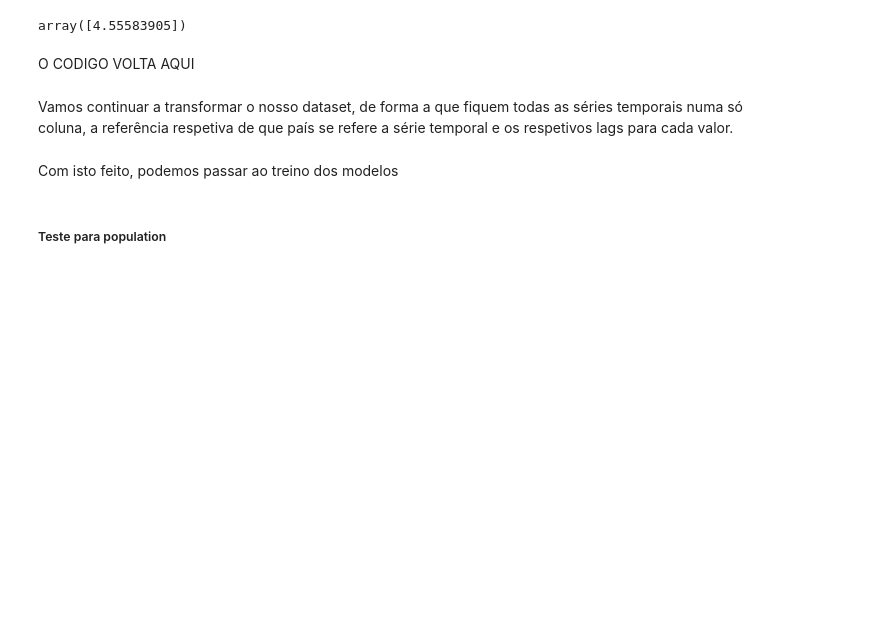
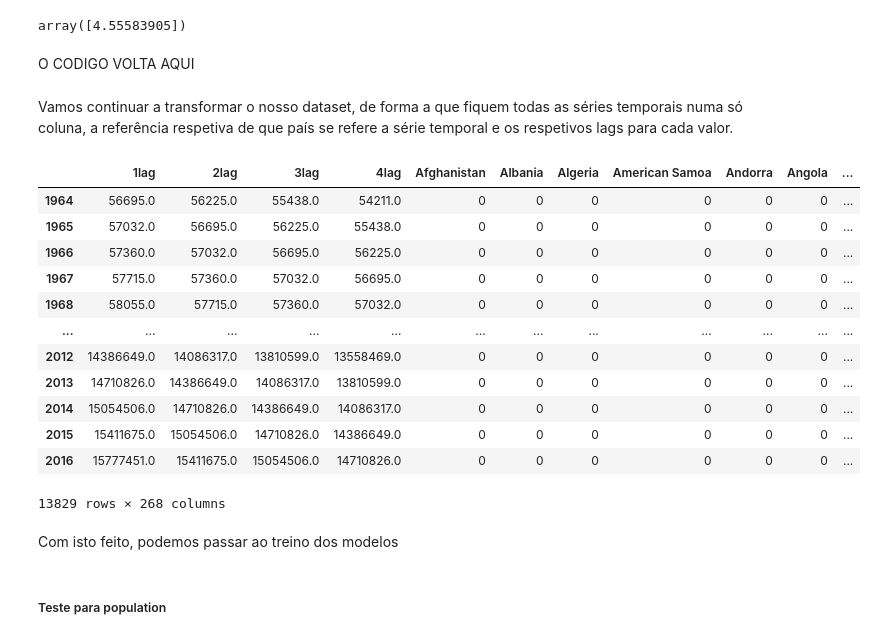
Before and after one commit to Singularitty/AAAssignments, a Jupyter notebook: Projeto/Projeto_AA.ipynb, the cells around one changed output. Cells and saved outputs as stored; diff of their text form; code cells hidden in the pictures; blank space fills up the shorter version.

Commit message:
Alterei o critério, agora tem de ter apenas n=lag+1 dados seguidos para não dar drop

```diff
--- a/Projeto/Projeto_AA.ipynb
+++ b/Projeto/Projeto_AA.ipynb
@@ -27,16 +27,35 @@ def printRegStatistics(truth, preds):
     print("The Maximum Error is is: ", max_error(truth, preds))
     print("The Mean Absolute Error is: ", mean_absolute_error(truth, preds))
 
+
+#Devolve uma lista com quantos elementos há seguidos entre valores de NaN. p.e: [1,nan,2,3,nan,nan,2,nan,2,3,4] -> [1,2,1,3]
+def count_not_nan(serie):
+    conta=0
+    lista_seguida=[]
+    for i in range(len(serie)):
+        if serie[i]==1:
+            conta+=1
+        else:
+            if conta!=0:
+                lista_seguida.append(conta)
+                conta=0
+            else:
+                conta=0
+
+        if i==len(serie)-1 and conta!=0:
+            lista_seguida.append(conta)
+    return lista_seguida
+
 #Função que lida com os nan nas df. Se o país não tiver nenhum dado -> drop. Se o país não tiver pelo menos 5 dados entre 2000
 # e 2016 -> drop. O resto fica
 
-def drop_nan(df):
+def drop_nan(df,lag):
     pais_nan=[]
     for pais in df["Country Name"].index:
         nan_val=list(pd.DataFrame(df.iloc[pais][4:]).count(axis=1)) #ver se os valores são nan
         if sum(nan_val)==0: #se for tudo nan
             pais_nan.append(pais)
-        elif sum(nan_val[40:])<=5: #Se entre 2000 e 2016 não houver 5 valores, drop
+        elif max(count_not_nan(nan_val))<=lag: #Se entre 2000 e 2016 não houver mais do que lag valores seguidos, drop
             pais_nan.append(pais)
 
     df=df.drop(pais_nan, axis=0)
@@ -89,9 +108,9 @@ fertility = pd.read_csv("fertility_rate.csv")
 population= pd.read_csv("country_population.csv")
 expectancy = pd.read_csv("life_expectancy.csv")
 
-fertility=drop_nan(fertility)
-population=drop_nan(population)
-expectancy=drop_nan(expectancy)
+fertility=drop_nan(fertility,4)
+population=drop_nan(population,4)
+expectancy=drop_nan(expectancy,4)
 
 # Dados 1960-2020
 fertility_2020 = pd.read_csv("fertility_2020.csv")
@@ -152,7 +171,23 @@ O CODIGO VOLTA AQUI
 Vamos continuar a transformar o nosso dataset, de forma a que fiquem todas as séries temporais numa só coluna, a referência respetiva de que país se refere a série temporal e os respetivos lags para cada valor.
 # %%
 #Versão final dos datasets
-X_pop_fin=time_series(X_pop,5)
-X_fert_fin=time_series(X_fert,5)
-X_exp_fin=time_series(X_exp,5)
+X_pop_fin=time_series(X_pop,4)
+X_fert_fin=time_series(X_fert,4)
+X_exp_fin=time_series(X_exp,4)
+
+X_pop_fin
+# %% [output]
+|  | 1lag | 2lag | 3lag | 4lag | Afghanistan | Albania | Algeria | American Samoa | Andorra | Angola | ... |
+| 1964 | 56695.0 | 56225.0 | 55438.0 | 54211.0 | 0 | 0 | 0 | 0 | 0 | 0 | ... |
+| 1965 | 57032.0 | 56695.0 | 56225.0 | 55438.0 | 0 | 0 | 0 | 0 | 0 | 0 | ... |
+| 1966 | 57360.0 | 57032.0 | 56695.0 | 56225.0 | 0 | 0 | 0 | 0 | 0 | 0 | ... |
+| 1967 | 57715.0 | 57360.0 | 57032.0 | 56695.0 | 0 | 0 | 0 | 0 | 0 | 0 | ... |
+| 1968 | 58055.0 | 57715.0 | 57360.0 | 57032.0 | 0 | 0 | 0 | 0 | 0 | 0 | ... |
+| ... | ... | ... | ... | ... | ... | ... | ... | ... | ... | ... | ... |
+| 2012 | 14386649.0 | 14086317.0 | 13810599.0 | 13558469.0 | 0 | 0 | 0 | 0 | 0 | 0 | ... |
+| 2013 | 14710826.0 | 14386649.0 | 14086317.0 | 13810599.0 | 0 | 0 | 0 | 0 | 0 | 0 | ... |
+| 2014 | 15054506.0 | 14710826.0 | 14386649.0 | 14086317.0 | 0 | 0 | 0 | 0 | 0 | 0 | ... |
+| 2015 | 15411675.0 | 15054506.0 | 14710826.0 | 14386649.0 | 0 | 0 | 0 | 0 | 0 | 0 | ... |
+| 2016 | 15777451.0 | 15411675.0 | 15054506.0 | 14710826.0 | 0 | 0 | 0 | 0 | 0 | 0 | ... |
+13829 rows × 268 columns
 # %%
```
Also changed, not shown: parts of 14 cells of this notebook.
